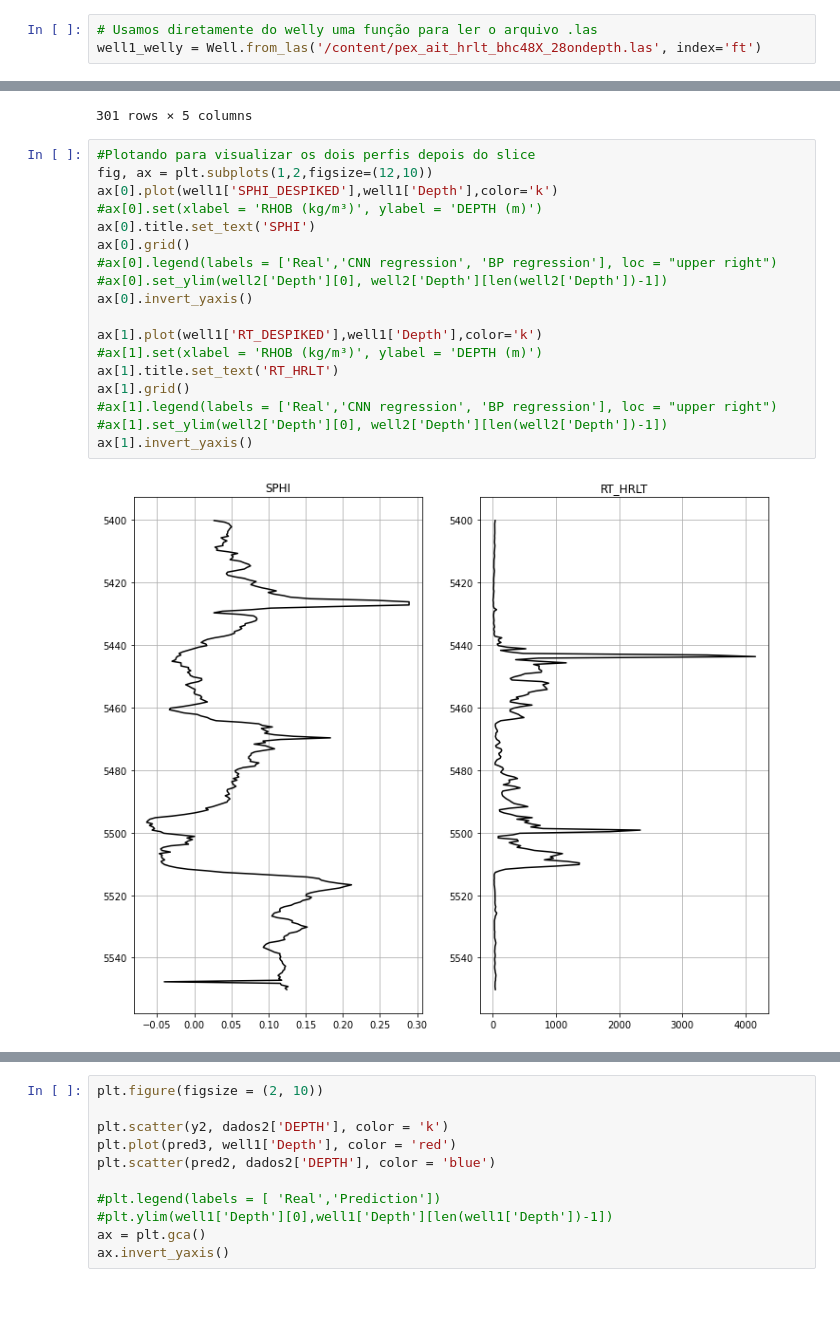
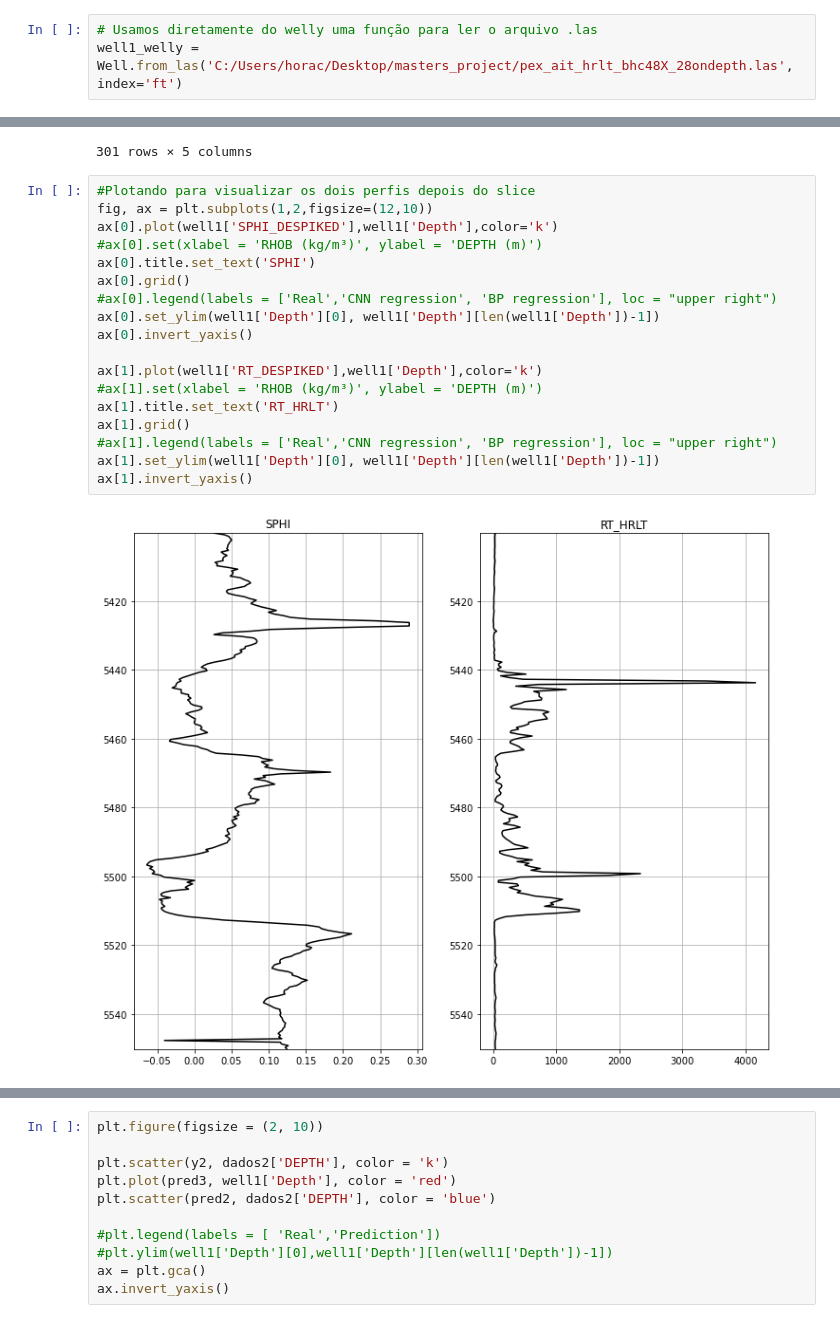
Before and after one commit to horaciosrf/masters_project, a Jupyter notebook: regression_horacio.ipynb, the cells around one changed output, grey strips where cells are left out. Saved outputs shown, nothing was run; the diff lists cells and outputs as text.

```diff
--- a/regression_horacio.ipynb
+++ b/regression_horacio.ipynb
@@ -338,7 +336,7 @@ ax.invert_yaxis()
 > * Vamos aplicar o modelo no dado normal do poço para comparar com os valores tanto do dado experimental quanto da calculada a partir do experimental. Para isso, vamos ler o arquivo ``pex_ait_hrlt_bhc48X_28ondepth.las``, que contém os perfis de resisitividade e porosidade
 # %%
 # Usamos diretamente do welly uma função para ler o arquivo .las
-well1_welly = Well.from_las('/content/pex_ait_hrlt_bhc48X_28ondepth.las', index='ft')
+well1_welly = Well.from_las('C:/Users/horac/Desktop/masters_project/pex_ait_hrlt_bhc48X_28ondepth.las', index='ft')
 # %%
 # Vamos visualizar os perfis que temos
 well1_welly.data
@@ -430,23 +428,23 @@ well1
 # %%
 #Plotando para visualizar os dois perfis depois do slice
 fig, ax = plt.subplots(1,2,figsize=(12,10))
 ax[0].plot(well1['SPHI_DESPIKED'],well1['Depth'],color='k')
 #ax[0].set(xlabel = 'RHOB (kg/m³)', ylabel = 'DEPTH (m)')
 ax[0].title.set_text('SPHI')
 ax[0].grid()
 #ax[0].legend(labels = ['Real','CNN regression', 'BP regression'], loc = "upper right")
-#ax[0].set_ylim(well2['Depth'][0], well2['Depth'][len(well2['Depth'])-1])
+ax[0].set_ylim(well1['Depth'][0], well1['Depth'][len(well1['Depth'])-1])
 ax[0].invert_yaxis()
 
 ax[1].plot(well1['RT_DESPIKED'],well1['Depth'],color='k')
 #ax[1].set(xlabel = 'RHOB (kg/m³)', ylabel = 'DEPTH (m)')
 ax[1].title.set_text('RT_HRLT')
 ax[1].grid()
 #ax[1].legend(labels = ['Real','CNN regression', 'BP regression'], loc = "upper right")
-#ax[1].set_ylim(well2['Depth'][0], well2['Depth'][len(well2['Depth'])-1])
+ax[1].set_ylim(well1['Depth'][0], well1['Depth'][len(well1['Depth'])-1])
 ax[1].invert_yaxis()
 # %% [output]
-[figure, old version]
+[figure, new version]
 # %%
 x3 = well1[['SPHI_DESPIKED','RT_DESPIKED']]
 #y3 = dados2[['SW']] / 100
```
Also changed, not shown: parts of 14 cells of this notebook, 1 other file.
